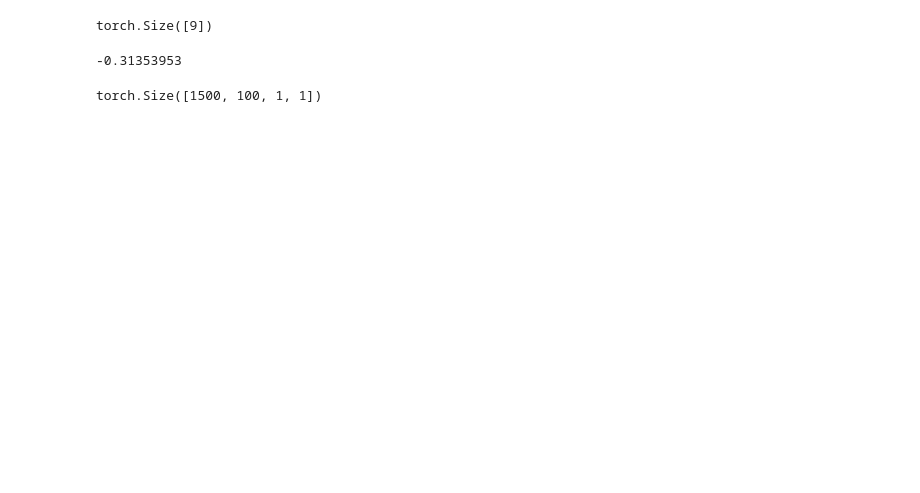
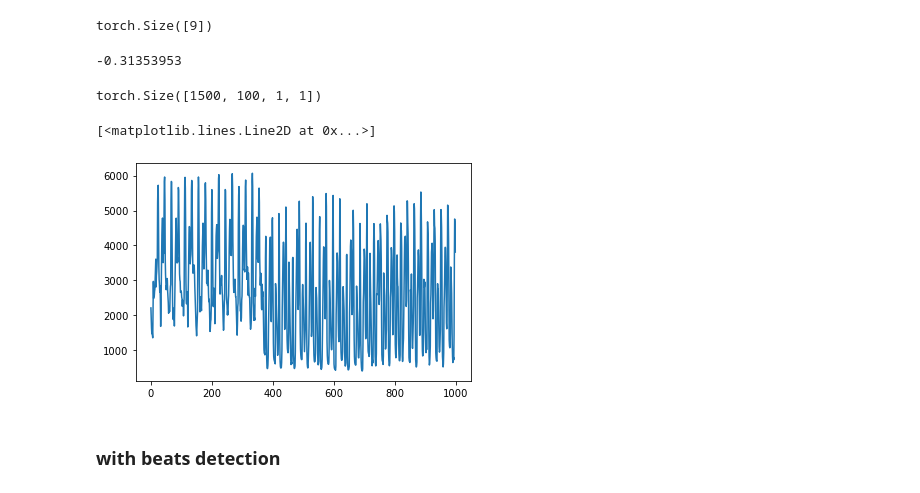
Before and after one commit to liudaotan/Automatic-generation-of-music-videos-using-deep-neural-networks, a Jupyter notebook: GAN tests.ipynb, the cells around one changed output. Cells and saved outputs as stored; diff of their text form; code cells hidden in the pictures; blank space fills up the shorter version.

Commit message:
update: use beat detect and PGAN

```diff
--- a/GAN tests.ipynb
+++ b/GAN tests.ipynb
@@ -306,3 +356,14 @@ np.min(pic_array)
 latent_features_all.shape
 # %% [output]
 torch.Size([1500, 100, 1, 1])
+# %%
+y,sr = librosa.load("resources/music/bj_new.mp3")
+# %%
+librosa_spec_cent = librosa.feature.spectral_centroid(y)
+# %%
+plt.plot(librosa_spec_cent.reshape(-1,)[:1000])
+# %% [output]
+[<matplotlib.lines.Line2D at 0x...>]
+[figure, added]
+# %% [markdown]
+### with beats detection
```
Also changed, not shown: parts of 38 cells of this notebook, 7 other files.
